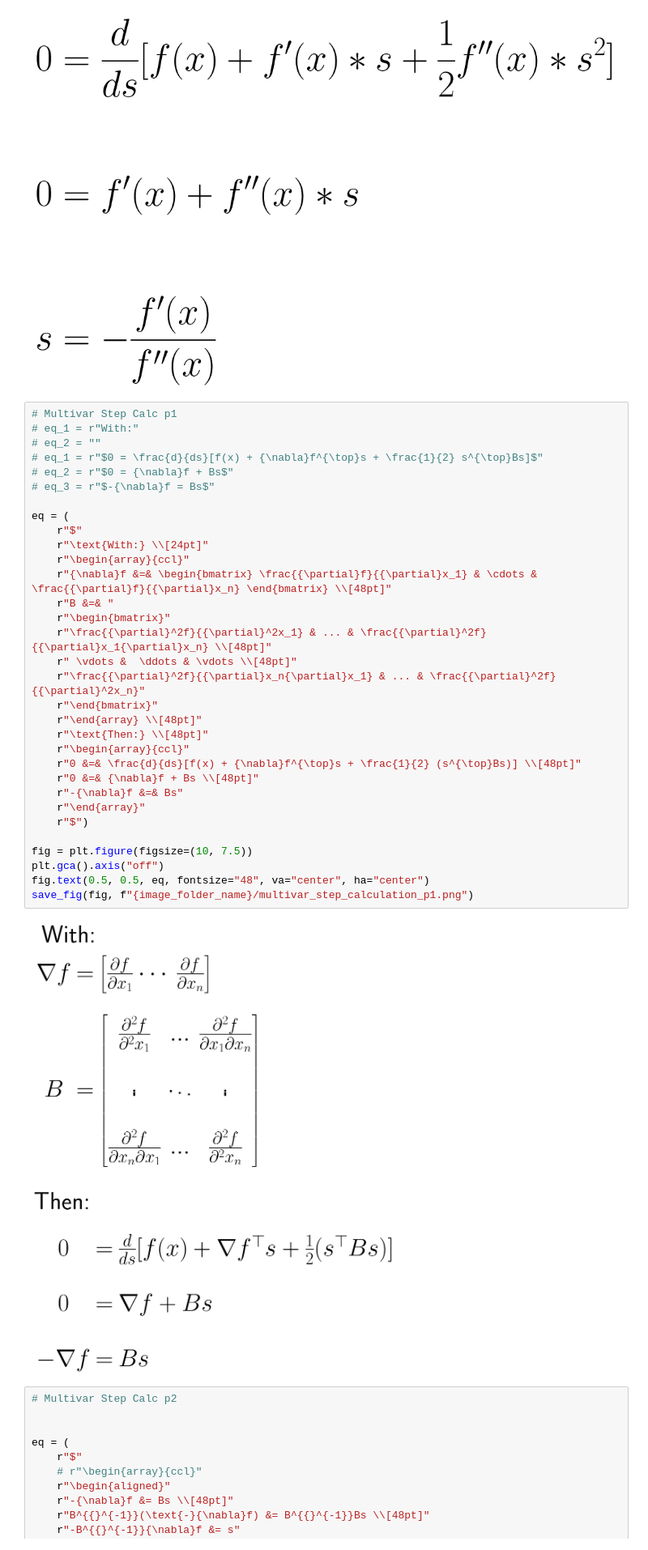
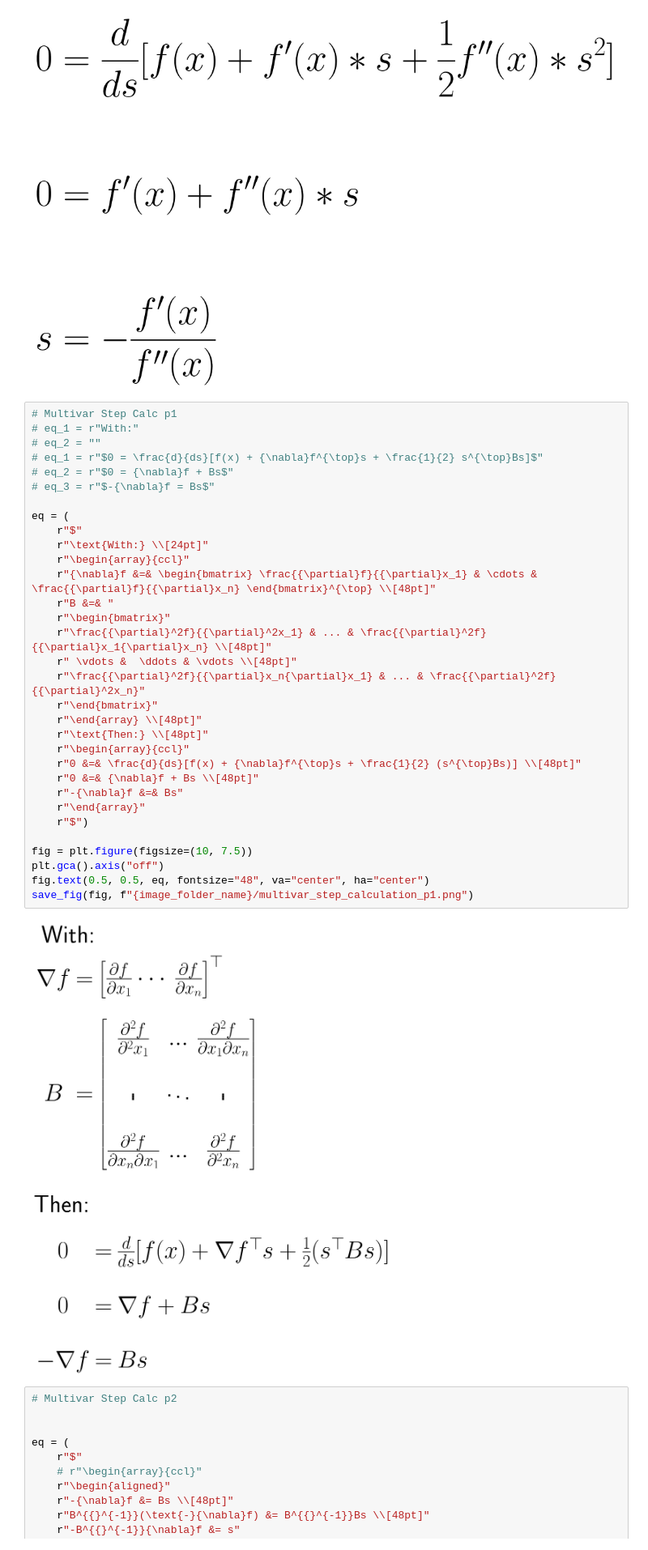
Before and after one commit to lprekon/lprekon.github.io, a Jupyter notebook: content/lmbfgs_explainer/lmbfgs_blogpost_graphics.ipynb, the cells around one changed output. Shown at 81% size. Drawn from its saved outputs; the diff is of its cells as text.

```diff
--- a/content/lmbfgs_explainer/lmbfgs_blogpost_graphics.ipynb
+++ b/content/lmbfgs_explainer/lmbfgs_blogpost_graphics.ipynb
@@ -112,35 +112,35 @@ save_fig(fig, f"{image_folder_name}/step_calculation.png")
 # eq_1 = r"With:"
 # eq_2 = ""
 # eq_1 = r"$0 = \frac{d}{ds}[f(x) + {\nabla}f^{\top}s + \frac{1}{2} s^{\top}Bs]$"
 # eq_2 = r"$0 = {\nabla}f + Bs$"
 # eq_3 = r"$-{\nabla}f = Bs$"
 
 eq = (
     r"$"
     r"\text{With:} \\[24pt]"
     r"\begin{array}{ccl}"
-    r"{\nabla}f &=& \begin{bmatrix} \frac{{\partial}f}{{\partial}x_1} & \cdots & \frac{{\partial}f}{{\partial}x_n} \end{bmatrix} \\[48pt]"
+    r"{\nabla}f &=& \begin{bmatrix} \frac{{\partial}f}{{\partial}x_1} & \cdots & \frac{{\partial}f}{{\partial}x_n} \end{bmatrix}^{\top} \\[48pt]"
     r"B &=& "
     r"\begin{bmatrix}"
     r"\frac{{\partial}^2f}{{\partial}^2x_1} & ... & \frac{{\partial}^2f}{{\partial}x_1{\partial}x_n} \\[48pt]"
     r" \vdots &  \ddots & \vdots \\[48pt]"
     r"\frac{{\partial}^2f}{{\partial}x_n{\partial}x_1} & ... & \frac{{\partial}^2f}{{\partial}^2x_n}"
     r"\end{bmatrix}"
     r"\end{array} \\[48pt]"
     r"\text{Then:} \\[48pt]"
     r"\begin{array}{ccl}"
     r"0 &=& \frac{d}{ds}[f(x) + {\nabla}f^{\top}s + \frac{1}{2} (s^{\top}Bs)] \\[48pt]"
     r"0 &=& {\nabla}f + Bs \\[48pt]"
     r"-{\nabla}f &=& Bs"
     r"\end{array}"
     r"$")
 
 fig = plt.figure(figsize=(10, 7.5))
 plt.gca().axis("off")
 fig.text(0.5, 0.5, eq, fontsize="48", va="center", ha="center")
 save_fig(fig, f"{image_folder_name}/multivar_step_calculation_p1.png")
 # %% [output]
-[figure, old version]
+[figure, new version]
 # %%
 # Multivar Step Calc p2
 
```
